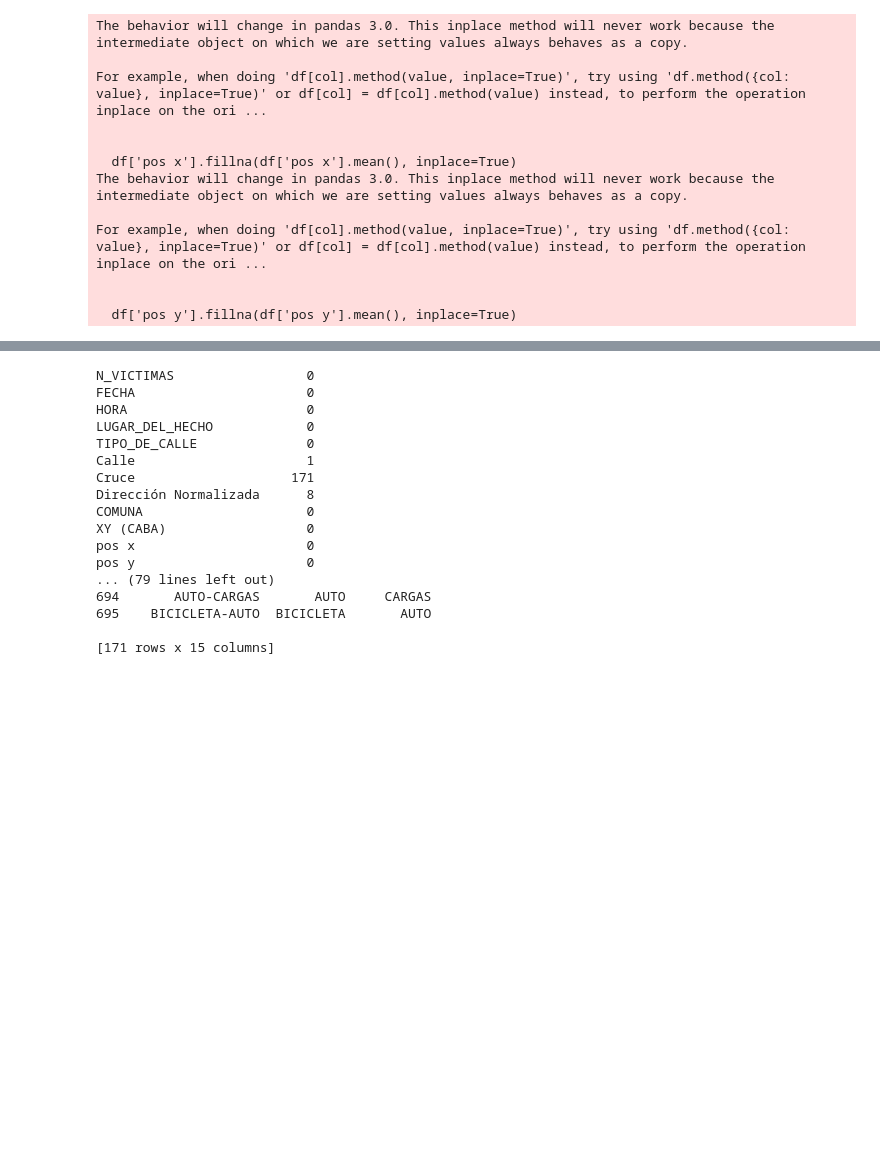
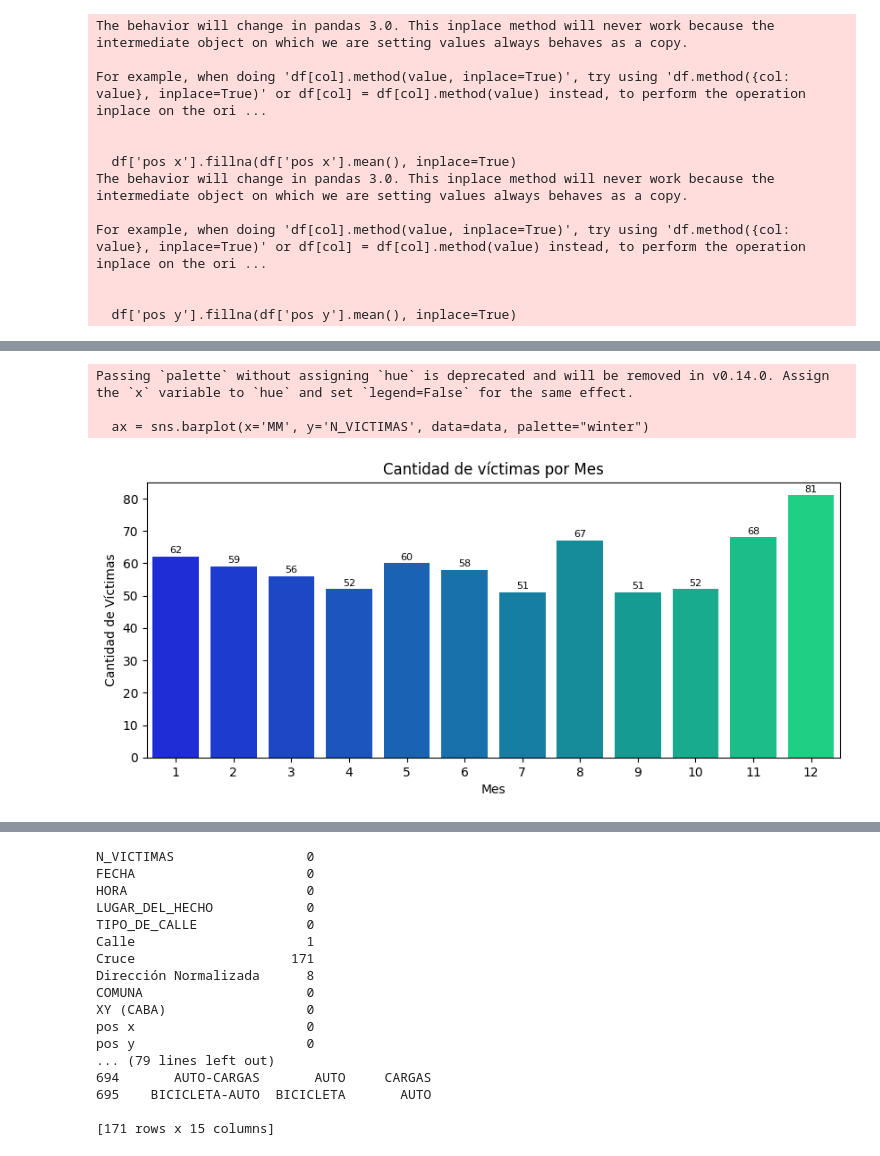
Before and after one commit to bkmay1417/An-lisis_de_datos-Siniestros_Viales-, a Jupyter notebook: EDA.ipynb, the cells around one changed output, grey strips where cells are left out. Cells and saved outputs as stored; diff of their text form; code cells hidden in the pictures; blank space fills up the shorter version.

```diff
--- a/EDA.ipynb
+++ b/EDA.ipynb
@@ -225,0 +126,25 @@ df.head()
+# %%
+# Se agrupa por la cantidad de víctimas por mes
+data = df.groupby(['MM'])['N_VICTIMAS'].sum().reset_index()
+data["MM"]=data["MM"].astype("Int64")
+
+# Se grafica
+plt.figure(figsize=(10,4))
+
+ax = sns.barplot(x='MM', y='N_VICTIMAS', data=data, palette="winter")
+ax.set_title('Cantidad de víctimas por Mes')
+ax.set_xlabel('Mes') ; ax.set_ylabel('Cantidad de Víctimas')
+
+# Agregar etiquetas de número de víctimas en cada barra
+for p in ax.patches:
+    ax.annotate(f'{int(p.get_height())}', (p.get_x() + p.get_width() / 2., p.get_height()),
+                ha='center', va='center', fontsize=8, color='black', xytext=(0, 5),
+                textcoords='offset points')
+
+# Se muestra el gráfico
+plt.show()
+# %% [output]
+Passing `palette` without assigning `hue` is deprecated and will be removed in v0.14.0. Assign the `x` variable to `hue` and set `legend=False` for the same effect.
+
+  ax = sns.barplot(x='MM', y='N_VICTIMAS', data=data, palette="winter")
+[figure, added]
```
Also changed, not shown: parts of 32 cells of this notebook, 1 other file.
